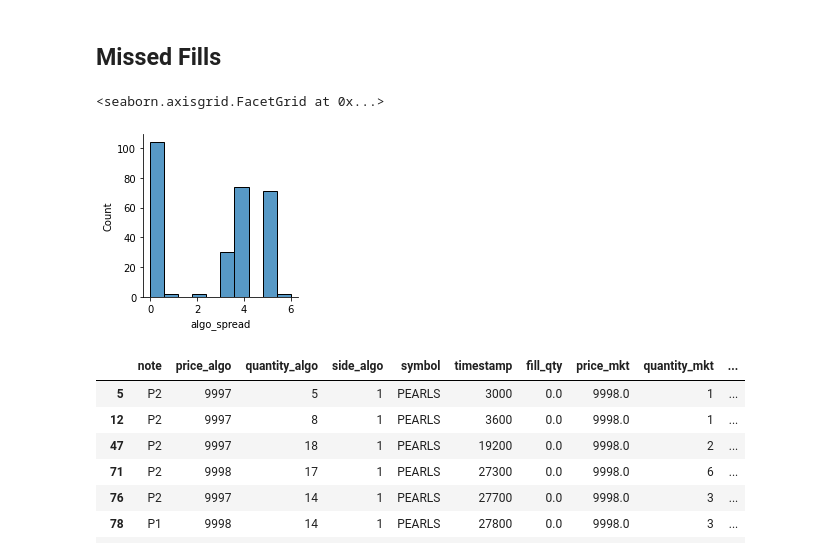
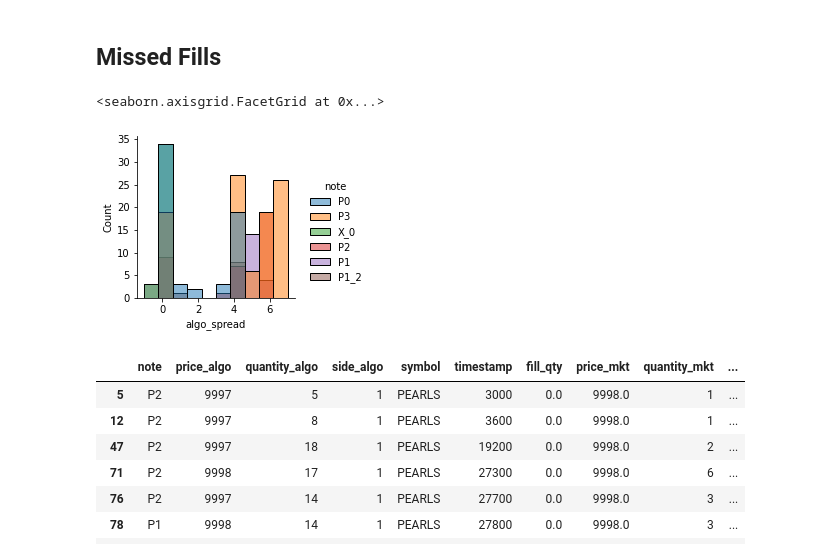
Before and after one commit to XiuLuoShen/imc_prosperity, a Jupyter notebook: Round1.ipynb, the cells around one changed output. Saved outputs shown, nothing was run; the diff lists cells and outputs as text; code cells hidden in the pictures.

Commit message:
Update algo before code clean up and micro optimizations

```diff
--- a/Round1.ipynb
+++ b/Round1.ipynb
@@ -649,6 +649,10 @@ file_name = "8ced27b4-48c5-4e2b-99d7-8267778be0ef"
 file_name = "3ba5efaa-4d22-43d3-b4bd-143f2bdf31e0"
 file_name = "8ced27b4-48c5-4e2b-99d7-8267778be0ef"
 file_name = "6f950556-9c70-4ca1-8ffe-1886d6b70cbe"
+file_name = "849e8c9f-5851-4eec-b839-31d53ec98a7b"
+file_name = "04b80fef-fd53-43f8-99fd-4afa36eb5153"
+file_name = "877598b8-248f-47b1-a3fe-a670d7927680"
+file_name = "27b79a61-14f0-4964-a878-7dd725621311"
 
 log_file = LOG_DIR + file_name + '.log'
 dfs = load_data_from_log(log_file, True)
@@ -774,7 +778,7 @@ for t in FUTURE_TIMES:
     toxicity_labels.append(f'toxicity_{t}')
     reversion_labels.append(f'fill_revert_{t}')
 # %%
-sym = p
+sym = b
 market_trades = dfs['market_trades'][sym]
 orders = dfs['orders'][sym]
 quote = dfs['order_depths'][sym].copy()
@@ -938,10 +880,10 @@ miss_cols = ['note', 'price_algo', 'quantity_algo', 'side_algo', 'symbol', 'time
        'fill_qty', 'price_mkt', 'quantity_mkt', 'bid', 'ask', 'bid_sz',
        'ask_sz', 'mid_price']
 # %%
-sns.displot(x='algo_spread', data=missed_fills, height=3)
+sns.displot(x='algo_spread', data=missed_fills, height=3, hue='note')
 # %% [output]
 <seaborn.axisgrid.FacetGrid at 0x...>
-[figure, old version]
+[figure, new version]
 # %%
 missed_buy_fills[missed_buy_fills['algo_spread'] >= 4][miss_cols + ['algo_spread','price_algo_buy','price_algo_sell']]
 # %% [output]
```
Also changed, not shown: parts of 9 cells of this notebook, 3 other files.
